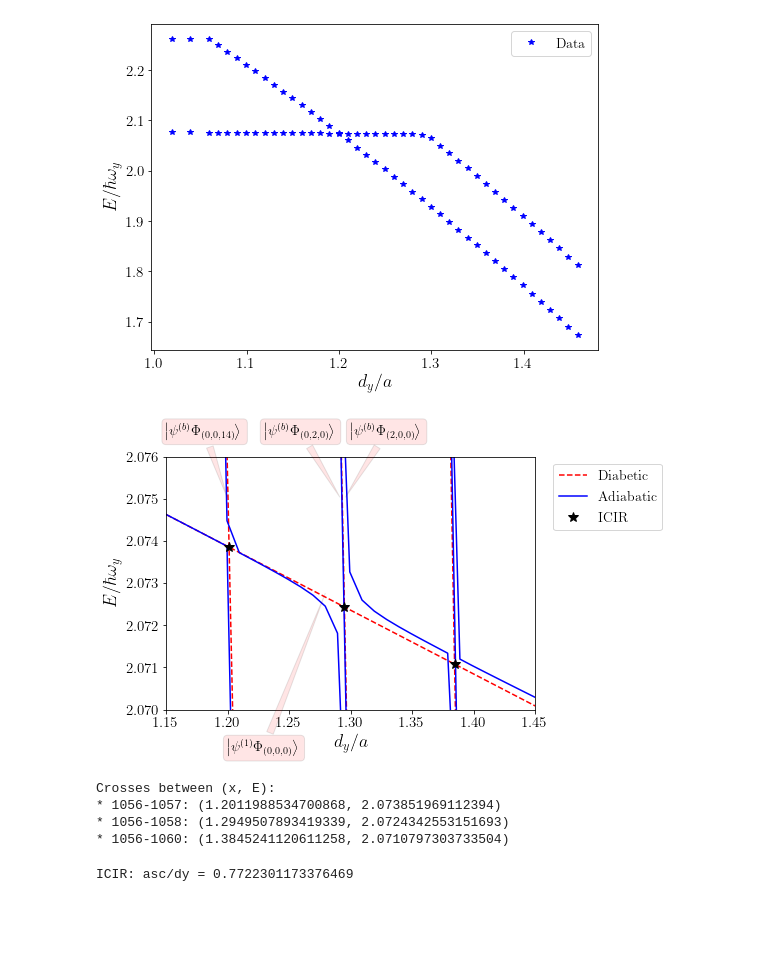
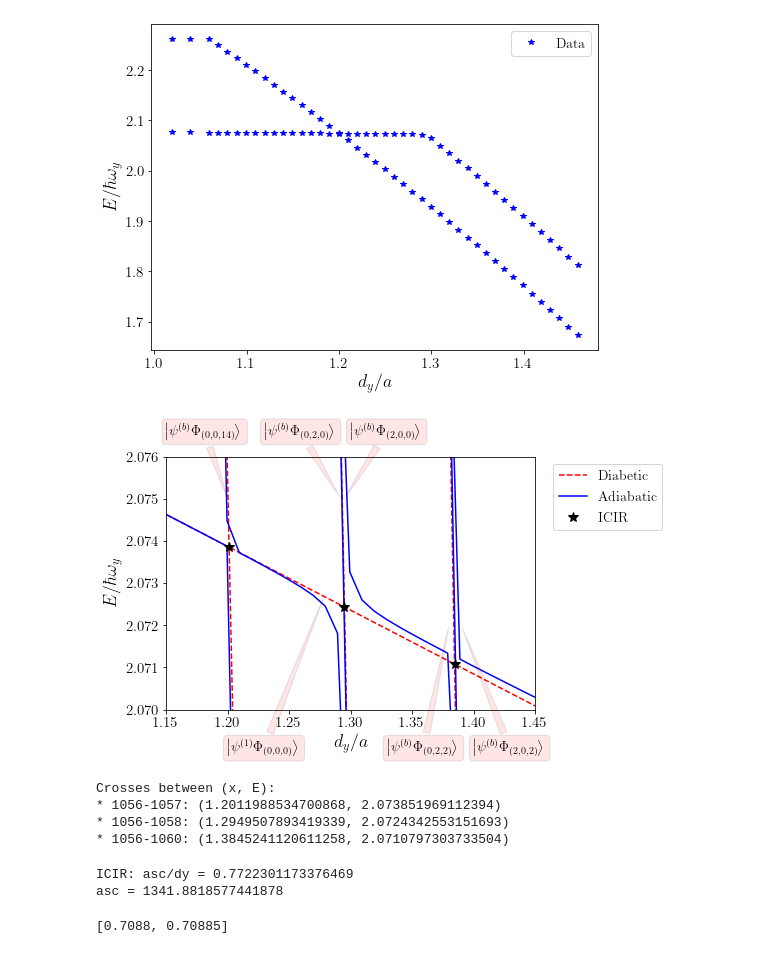
Before and after one commit to TsspGit/Ultracold_Atoms_src, a Jupyter notebook: Analysis/q1D/Energies_Analysis_4993_4993_50.ipynb, the cells around one changed output. Saved outputs shown, nothing was run; the diff lists cells and outputs as text; code cells hidden in the pictures; blank space fills up the shorter version.

```diff
--- a/Analysis/q1D/Energies_Analysis_4993_4993_50.ipynb
+++ b/Analysis/q1D/Energies_Analysis_4993_4993_50.ipynb
@@ -126,36 +126,36 @@ ax3.plot(cross_points(f1056, f1060), np.polyval(f1056, cross_points(f1056, f1060
 ax3.annotate(r'$\left|\psi^{(b)} \Phi_{(0,0,14)}\right>$', xy=(1.20, 2.075), xytext=(1.15, 2.0765), fontsize=14,
              bbox=dict(boxstyle="round", alpha=0.1, facecolor='r'),
              arrowprops=dict(arrowstyle="wedge, tail_width=0.5", alpha=0.1, facecolor='r'))
 
 ax3.annotate(r'$\left|\psi^{(1)} \Phi_{(0,0,0)}\right>$', xy=(1.28, 2.0728), xytext=(1.2, 2.069), fontsize=14,
              bbox=dict(boxstyle="round", alpha=0.1, facecolor='r'),
              arrowprops=dict(arrowstyle="wedge, tail_width=0.5", alpha=0.1, facecolor='r'))
 
 ax3.annotate(r'$\left|\psi^{(b)} \Phi_{(0,2,0)}\right>$', xy=(1.292, 2.075), xytext=(1.23, 2.0765), fontsize=14,
              bbox=dict(boxstyle="round", alpha=0.1, facecolor='r'),
              arrowprops=dict(arrowstyle="wedge, tail_width=0.5", alpha=0.1, facecolor='r'))
 
 ax3.annotate(r'$\left|\psi^{(b)} \Phi_{(2,0,0)}\right>$', xy=(1.295, 2.075), xytext=(1.3, 2.0765), fontsize=14,
              bbox=dict(boxstyle="round", alpha=0.1, facecolor='r'),
              arrowprops=dict(arrowstyle="wedge, tail_width=0.5", alpha=0.1, facecolor='r'))
 
-ax3.annotate(r'$\left|\psi^{(b)} \Phi_{(0,2,2)}\right>$', xy=(1.292, 2.075), xytext=(1.23, 2.0765), fontsize=14,
+ax3.annotate(r'$\left|\psi^{(b)} \Phi_{(0,2,2)}\right>$', xy=(1.38, 2.072), xytext=(1.33, 2.069), fontsize=14,
              bbox=dict(boxstyle="round", alpha=0.1, facecolor='r'),
              arrowprops=dict(arrowstyle="wedge, tail_width=0.5", alpha=0.1, facecolor='r'))
 
-ax3.annotate(r'$\left|\psi^{(b)} \Phi_{(2,0,2)}\right>$', xy=(1.295, 2.075), xytext=(1.3, 2.0765), fontsize=14,
+ax3.annotate(r'$\left|\psi^{(b)} \Phi_{(2,0,2)}\right>$', xy=(1.39, 2.072), xytext=(1.4, 2.069), fontsize=14,
              bbox=dict(boxstyle="round", alpha=0.1, facecolor='r'),
              arrowprops=dict(arrowstyle="wedge, tail_width=0.5", alpha=0.1, facecolor='r'))
 
 ax3.set_xlabel('$d_{y}/a$')
 ax3.set_ylabel('$E/\hbar \omega_{y}$')
 ax3.legend(fontsize=14, bbox_to_anchor=(1.03, 1))
 ax3.set_ylim(2.07, 2.076)
 ax3.set_xlim(1.15, 1.45)
 plt.tight_layout()
 fig3.savefig('Results/Figures/Ix4993_Iy4993_Iz50_Easc_Interpolation.png', dpi=200)
 # %% [output]
-[figure, old version]
+[figure, new version]
 # %%
 print(f'''Crosses between (x, E):
 * 1056-1057: ({cross_points(f1056, f1057)}, {np.polyval(f1056, cross_points(f1056, f1057))})
@@ -167,8 +167,14 @@ Crosses between (x, E):
 * 1056-1058: (1.2949507893419339, 2.0724342553151693)
 * 1056-1060: (1.3845241120611258, 2.0710797303733504)
 # %%
-print(f"ICIR: asc/dy = {1/cross_points(f1056, f1058)}")
+print(f"ICIR: asc/dy = {1/cross_points(f1056, f1058)}\nasc = {1/cross_points(f1056, f1058) * dho}")
 # %% [output]
 ICIR: asc/dy = 0.7722301173376469
+asc = 1341.8818577441878
 # %%
 np.savetxt('Results/ICIR_positions_4993_4993_50.txt', [[1], [1/cross_points(f1056, f1058)], [np.polyval(f1056, cross_points(f1056, f1058))]], header='wx/wy, asc/dy, E/hwy', )
+# %%
+asc[16:18]
+delta[16:18]
+# %% [output]
+[0.7088, 0.70885]
```
Also changed, not shown: 17 other files.
